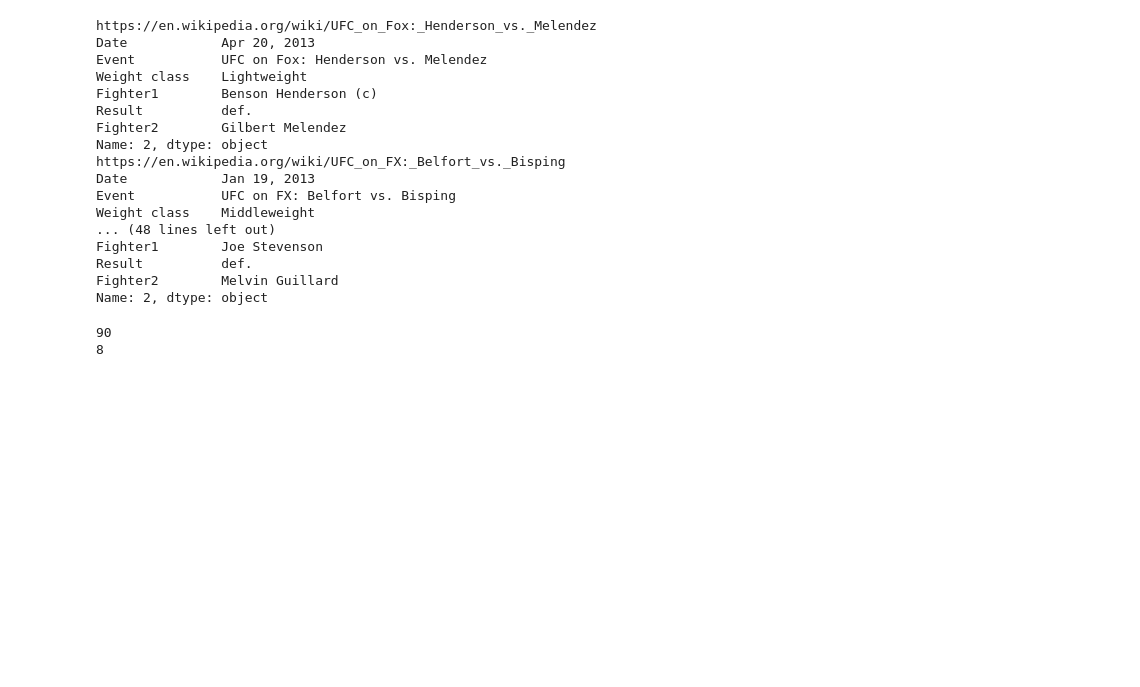
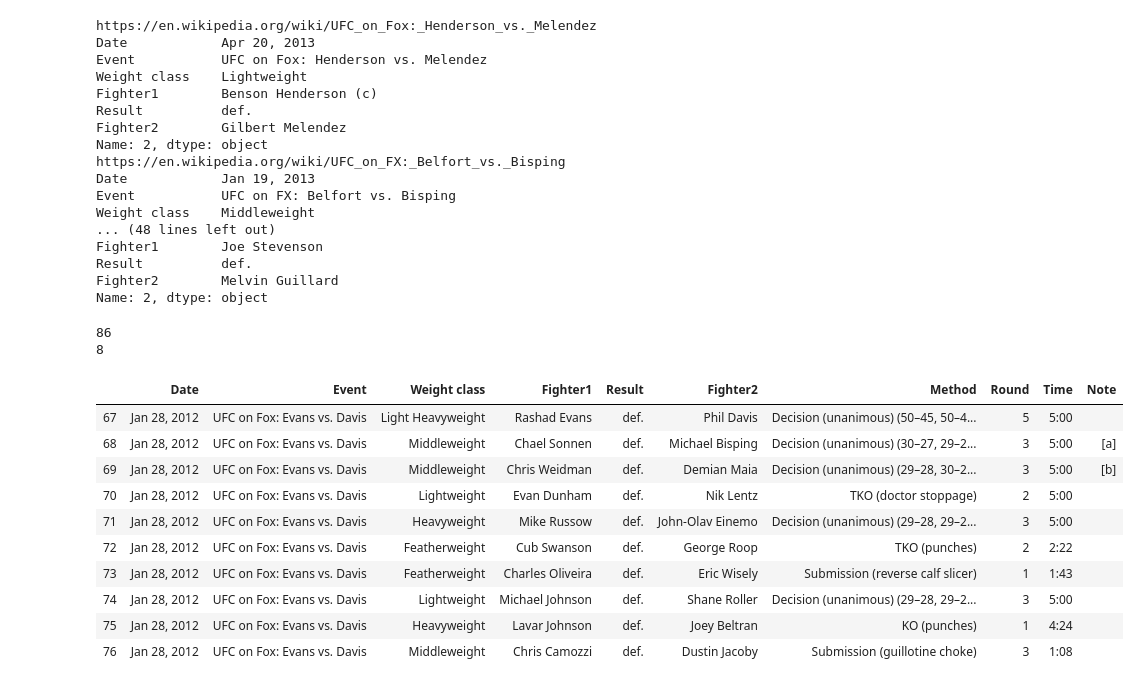
Before and after one commit to cinhui/ufc-events-stats, a Jupyter notebook: scrape_ufc_events_data.ipynb, the cells around one changed output. Drawn from its saved outputs; the diff is of its cells as text; code cells hidden in the pictures; blank space fills up the shorter version.

```diff
--- a/scrape_ufc_events_data.ipynb
+++ b/scrape_ufc_events_data.ipynb
@@ -112,8 +112,8 @@ inspect_df = pd.DataFrame(np.array([['Apr 20, 2013', 'UFC on Fox: Henderson vs.
                                     ['Jul 21, 2012','UFC 149: Faber vs. Barão','5'],
                                     ['Jun 8, 2012','UFC on FX: Johnson vs. McCall','4'],
                                     ['May 15, 2012','UFC on Fuel TV: The Korean Zombie vs. Poirier','3'],
-                                    ['Feb 15, 2012','UFC on Fuel TV: Sanchez vs. Ellenberger','5'],
-                                    ['Jan 28, 2012','UFC on Fox: Evans vs. Davis','4'],
+                                    ['Feb 15, 2012','UFC on Fuel TV: Sanchez vs. Ellenberger','2'],
+                                    ['Jan 28, 2012','UFC on Fox: Evans vs. Davis','1'],
                                     ['Apr 5, 2007','UFC Fight Night: Stevenson vs. Guillard','1'],
                                     ['Aug 6, 2005','UFC Ultimate Fight Night','-1']]), #no wiki page exists
                    columns=['date', 'event_name','table_number'])
@@ -163,5 +163,5 @@ Name: 2, dtype: object
 print(len(supp_result_df))
 print(len(supp_result_df['Event'].unique()))
 # %% [output]
-90
+86
 8
@@ -174 +168,15 @@ event_name = 'UFC Ultimate Fight Night'
+# %%
+supp_result_df[supp_result_df['Date']=='Jan 28, 2012']
+# %% [output]
+|  | Date | Event | Weight class | Fighter1 | Result | Fighter2 | Method | Round | Time | Note |
+| 67 | Jan 28, 2012 | UFC on Fox: Evans vs. Davis | Light Heavyweight | Rashad Evans | def. | Phil Davis | Decision (unanimous) (50–45, 50–4... | 5 | 5:00 |  |
+| 68 | Jan 28, 2012 | UFC on Fox: Evans vs. Davis | Middleweight | Chael Sonnen | def. | Michael Bisping | Decision (unanimous) (30–27, 29–2... | 3 | 5:00 | [a] |
+| 69 | Jan 28, 2012 | UFC on Fox: Evans vs. Davis | Middleweight | Chris Weidman | def. | Demian Maia | Decision (unanimous) (29–28, 30–2... | 3 | 5:00 | [b] |
+| 70 | Jan 28, 2012 | UFC on Fox: Evans vs. Davis | Lightweight | Evan Dunham | def. | Nik Lentz | TKO (doctor stoppage) | 2 | 5:00 |  |
+| 71 | Jan 28, 2012 | UFC on Fox: Evans vs. Davis | Heavyweight | Mike Russow | def. | John-Olav Einemo | Decision (unanimous) (29–28, 29–2... | 3 | 5:00 |  |
+| 72 | Jan 28, 2012 | UFC on Fox: Evans vs. Davis | Featherweight | Cub Swanson | def. | George Roop | TKO (punches) | 2 | 2:22 |  |
+| 73 | Jan 28, 2012 | UFC on Fox: Evans vs. Davis | Featherweight | Charles Oliveira | def. | Eric Wisely | Submission (reverse calf slicer) | 1 | 1:43 |  |
+| 74 | Jan 28, 2012 | UFC on Fox: Evans vs. Davis | Lightweight | Michael Johnson | def. | Shane Roller | Decision (unanimous) (29–28, 29–2... | 3 | 5:00 |  |
+| 75 | Jan 28, 2012 | UFC on Fox: Evans vs. Davis | Heavyweight | Lavar Johnson | def. | Joey Beltran | KO (punches) | 1 | 4:24 |  |
+| 76 | Jan 28, 2012 | UFC on Fox: Evans vs. Davis | Middleweight | Chris Camozzi | def. | Dustin Jacoby | Submission (guillotine choke) | 3 | 1:08 |  |
 # %%
```
Also changed, not shown: parts of 8 cells of this notebook.
